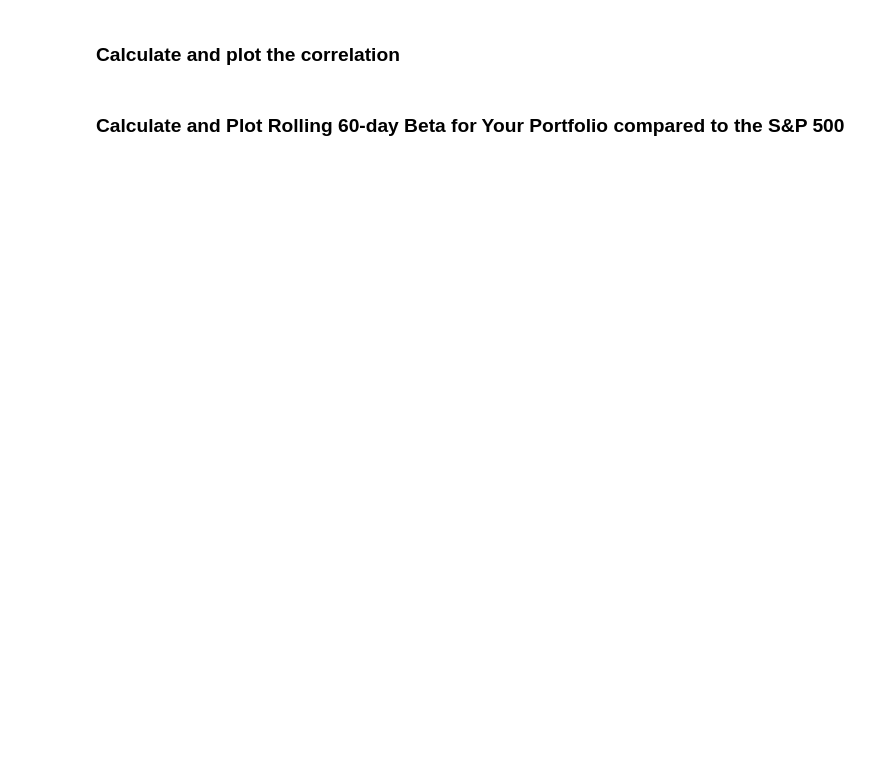
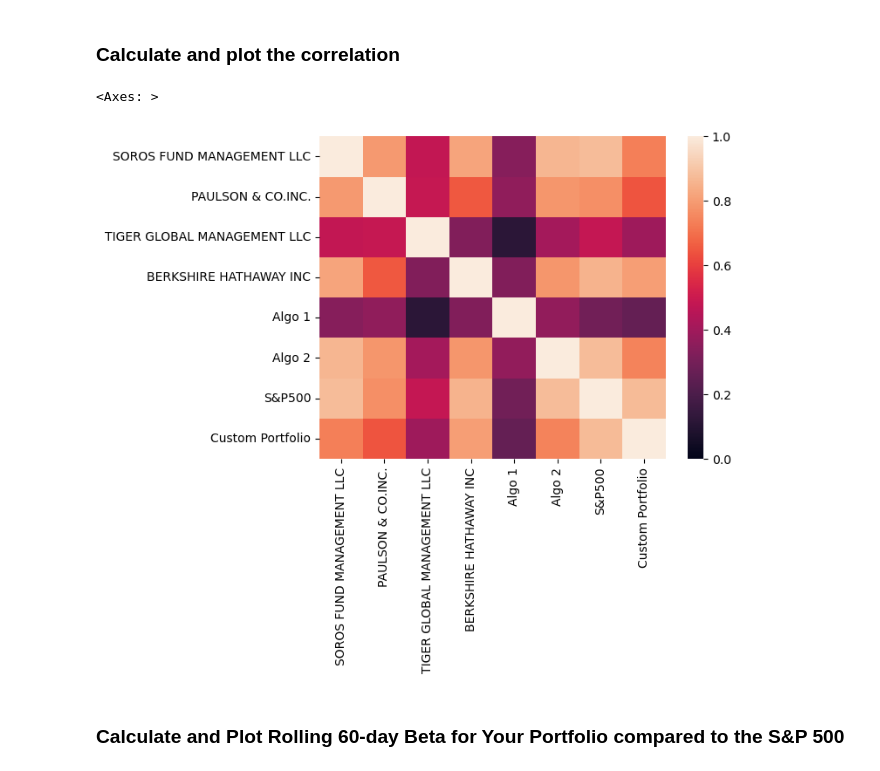
Before and after one commit to marc-martinez1/quantitative-analysis-demo, a Jupyter notebook: whale_analysis.ipynb, the cells around one changed output. Saved outputs shown, nothing was run; the diff lists cells and outputs as text; code cells hidden in the pictures; blank space fills up the shorter version.

```diff
--- a/whale_analysis.ipynb
+++ b/whale_analysis.ipynb
@@ -437,5 +629,10 @@ weights = [1/3, 1/3, 1/3]
 ### Calculate and plot the correlation
 # %%
 # Calculate and plot the correlation
+portfolio_returns_correlation = portfolio_returns.corr()
+sns.heatmap(portfolio_returns_correlation, vmin=0, vmax=1)
+# %% [output]
+<Axes: >
+[figure, added]
 # %% [markdown]
 ### Calculate and Plot Rolling 60-day Beta for Your Portfolio compared to the S&P 500
```
Also changed, not shown: parts of 29 cells of this notebook.
